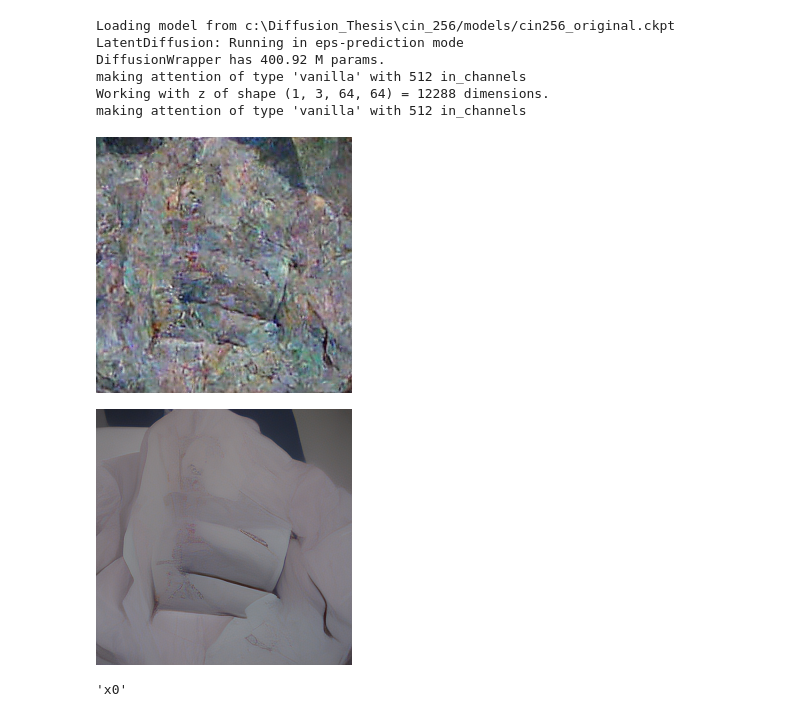
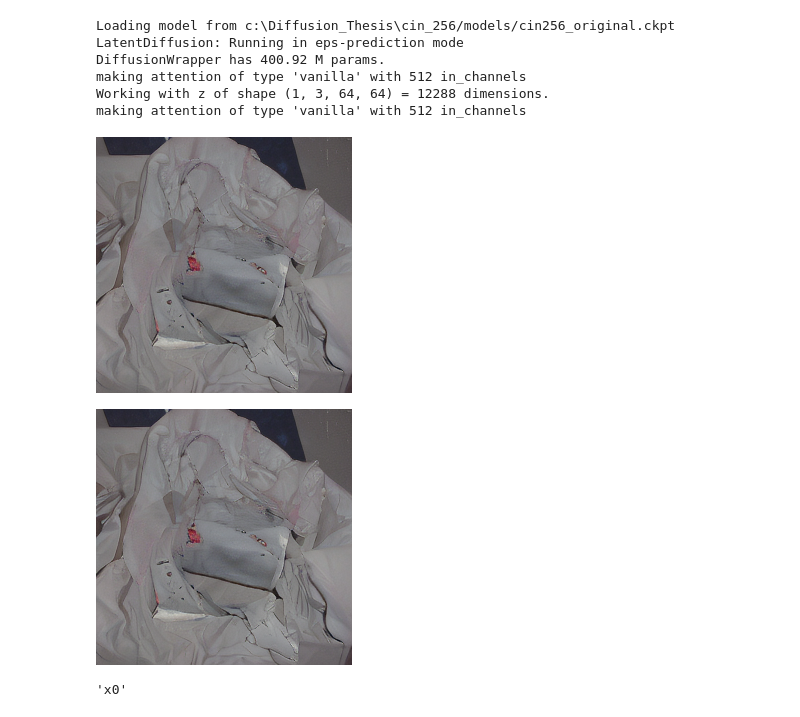
Before and after one commit to Pmobilee/DSD, a Jupyter notebook: cin_256/Cin_256_custom.ipynb, the cells around one changed output. Cells and saved outputs as stored; diff of their text form; code cells hidden in the pictures.

```diff
--- a/cin_256/Cin_256_custom.ipynb
+++ b/cin_256/Cin_256_custom.ipynb
@@ -215,20 +215,20 @@ img, x0, imgs = teacher.progressive_denoising(cond=uc, shape=[3, 64, 64], verbos
 
 # img == x0[-1]
 # %%
-x_samples_ddim = teacher.decode_first_stage(imgs[-300])
+x_samples_ddim = teacher.decode_first_stage(imgs[-1])
 # x_samples_ddim = teacher.decode_first_stage(img)
 x_samples_ddim = torch.clamp((x_samples_ddim+1.0)/2.0, min=0.0, max=1.0)
 
 
 # grid = torch.stack(images, 0)
 grid = rearrange(x_samples_ddim, 'b c h w ->  b c h w')
 grid = make_grid(grid, nrow=1)
 grid = 255. * rearrange(grid, 'c h w -> h w c').cpu().numpy()
 Image.fromarray(grid.astype(np.uint8))
 # %% [output]
-[figure, old version]
+[figure, new version]
 # %%
-x_samples_ddim = teacher.decode_first_stage(x0[-300])
+x_samples_ddim = teacher.decode_first_stage(x0[-1])
 # x_samples_ddim = teacher.decode_first_stage(img)
 x_samples_ddim = torch.clamp((x_samples_ddim+1.0)/2.0, min=0.0, max=1.0)
 
@@ -239,7 +239,7 @@ grid = make_grid(grid, nrow=1)
 grid = 255. * rearrange(grid, 'c h w -> h w c').cpu().numpy()
 Image.fromarray(grid.astype(np.uint8))
 # %% [output]
-[figure, old version]
+[figure, new version]
 # %%
 teacher.parameterization
 # %% [output]
```
Also changed, not shown: 5 other files.
